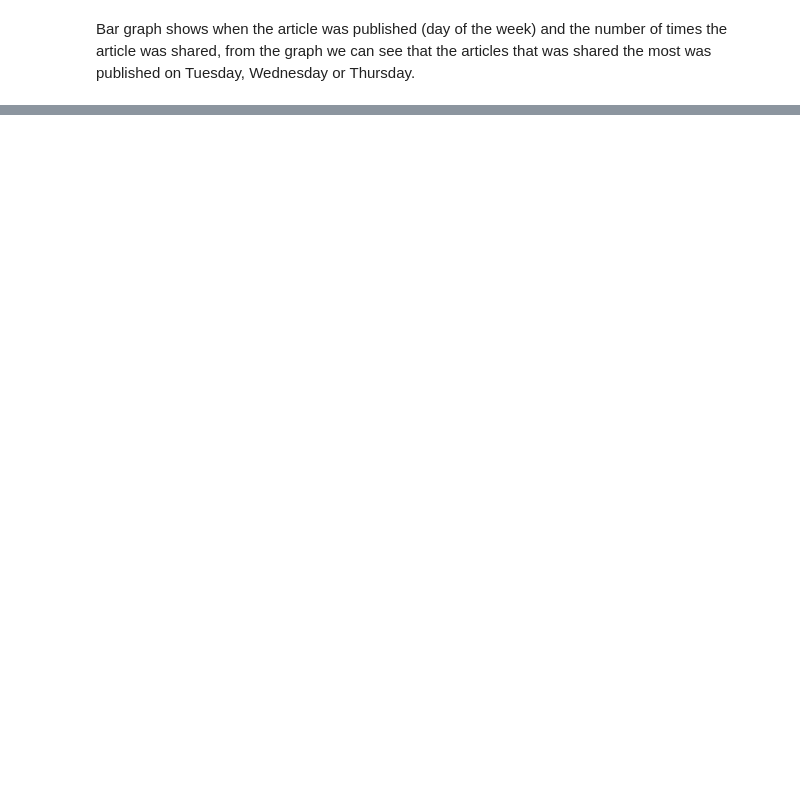
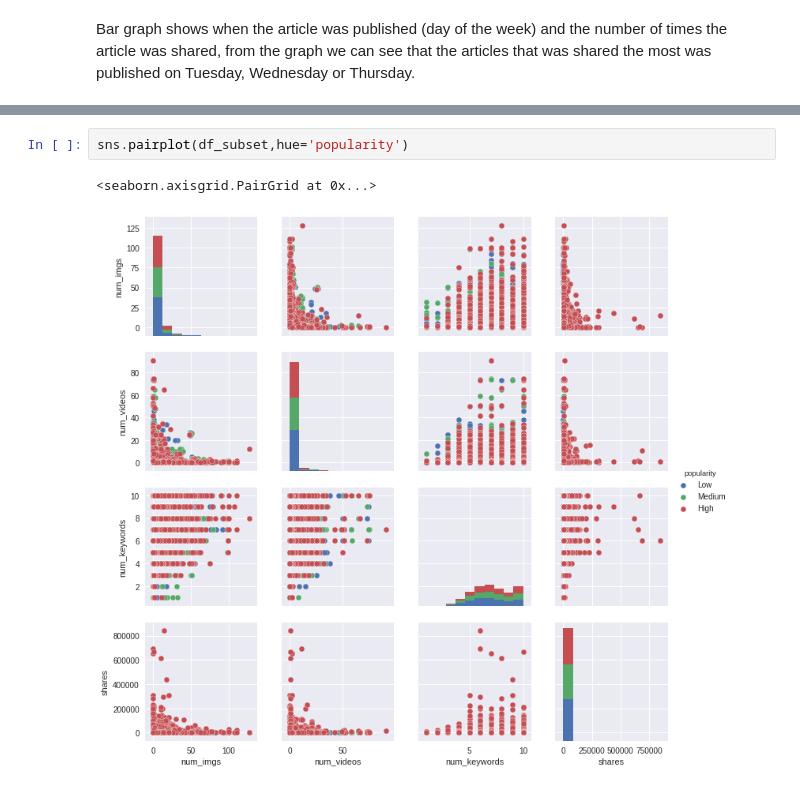
Before and after one commit to prolix-prose/MSDS7331-GroupProject, a Jupyter notebook: Data_Vis.ipynb, the cells around one changed output, grey strips where cells are left out. Cells and saved outputs as stored; diff of their text form; blank space fills up the shorter version.

```diff
--- a/Data_Vis.ipynb
+++ b/Data_Vis.ipynb
@@ -121,0 +146,5 @@ The boxplot was created to understand how articles were shared depending on whic
+# %%
+sns.pairplot(df_subset,hue='popularity')
+# %% [output]
+<seaborn.axisgrid.PairGrid at 0x...>
+[figure, added]
```
Also changed, not shown: parts of 17 cells of this notebook.
